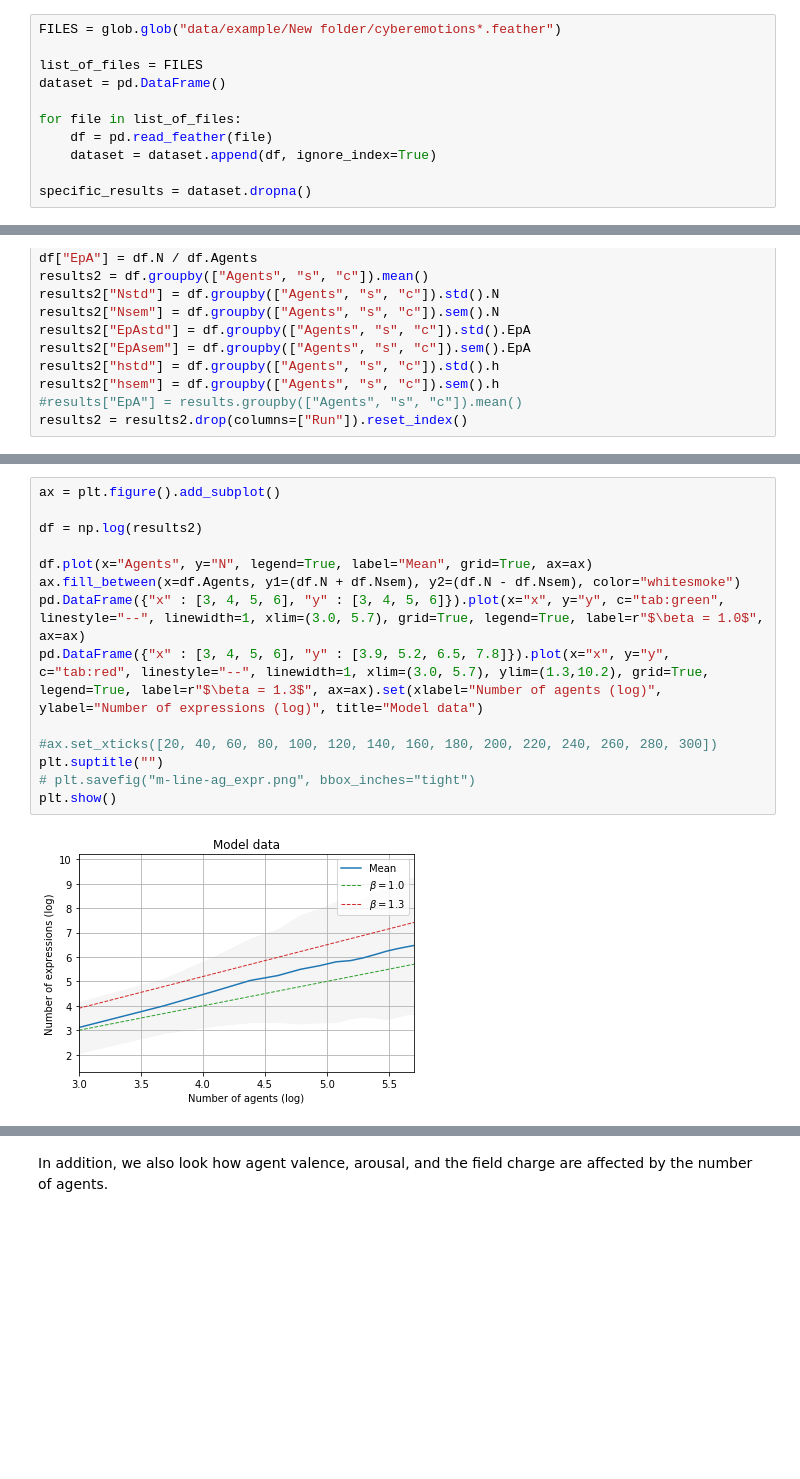
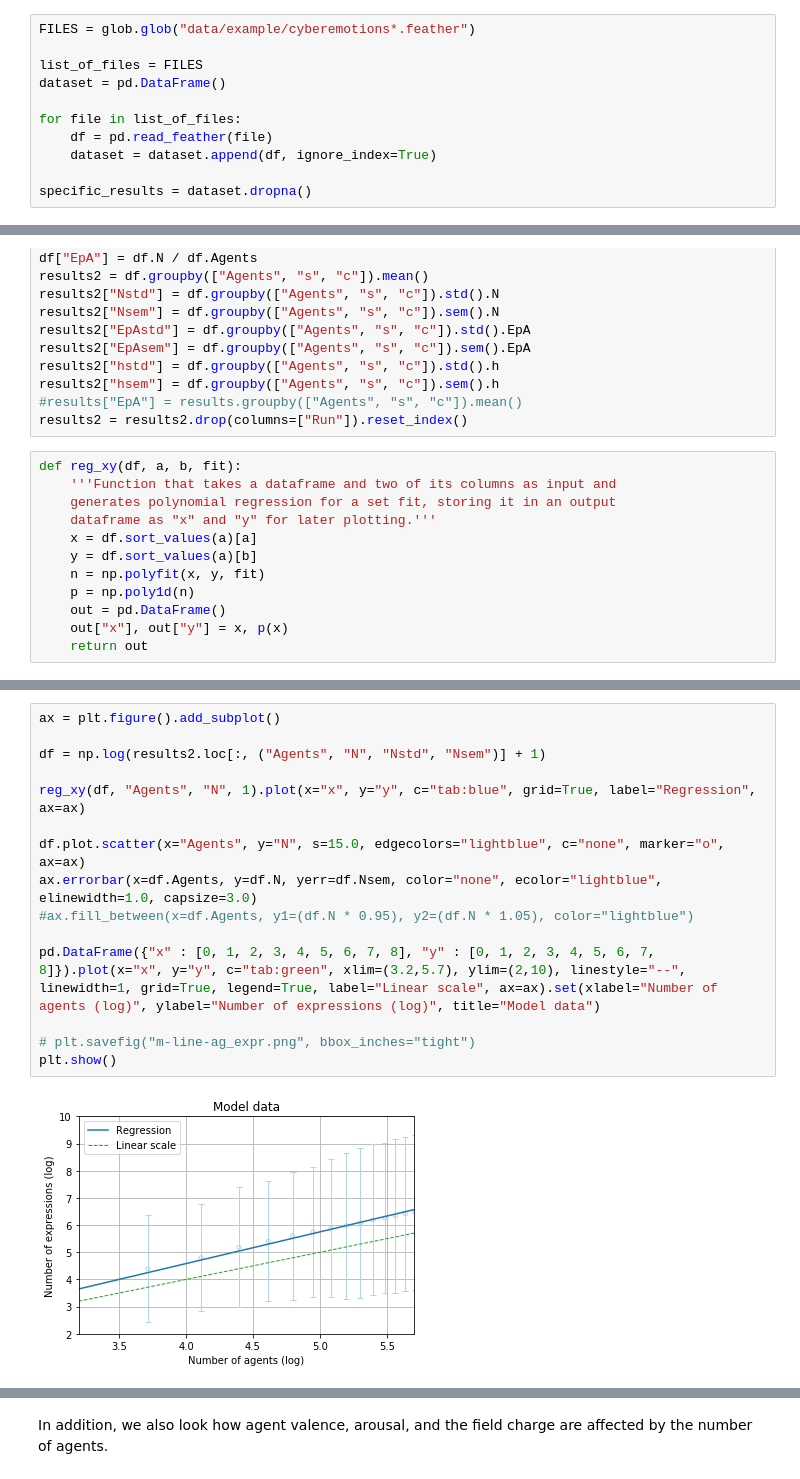
Before and after one commit to r-andre/abm-collective_emotions, a Jupyter notebook: exploration.ipynb, the cells around one changed output, grey strips where cells are left out. Saved outputs shown, nothing was run; the diff lists cells and outputs as text; blank space fills up the shorter version.

```diff
--- a/exploration.ipynb
+++ b/exploration.ipynb
@@ -289,5 +331,5 @@ The following data was collected using a satiation factor of `c = 1.0` while the
 # %%
-FILES = glob.glob("data/example/New folder/cyberemotions*.feather")
+FILES = glob.glob("data/example/cyberemotions*.feather")
 
 list_of_files = FILES
 dataset = pd.DataFrame()
@@ -330,3 +372,15 @@ results2["hstd"] = df.groupby(["Agents", "s", "c"]).std().h
 results2["hsem"] = df.groupby(["Agents", "s", "c"]).sem().h
 #results["EpA"] = results.groupby(["Agents", "s", "c"]).mean()
 results2 = results2.drop(columns=["Run"]).reset_index()
+# %%
+def reg_xy(df, a, b, fit):
+    '''Function that takes a dataframe and two of its columns as input and
+    generates polynomial regression for a set fit, storing it in an output
+    dataframe as "x" and "y" for later plotting.'''
+    x = df.sort_values(a)[a]
+    y = df.sort_values(a)[b]
+    n = np.polyfit(x, y, fit)
+    p = np.poly1d(n)
+    out = pd.DataFrame()
+    out["x"], out["y"] = x, p(x)
+    return out
@@ -337,16 +407,17 @@ With a scaling exponent of 1.3 it closely resembles real-world data.
 # %%
 ax = plt.figure().add_subplot()
 
-df = np.log(results2)
+df = np.log(results2.loc[:, ("Agents", "N", "Nstd", "Nsem")] + 1)
 
-df.plot(x="Agents", y="N", legend=True, label="Mean", grid=True, ax=ax)
-ax.fill_between(x=df.Agents, y1=(df.N + df.Nsem), y2=(df.N - df.Nsem), color="whitesmoke")
-pd.DataFrame({"x" : [3, 4, 5, 6], "y" : [3, 4, 5, 6]}).plot(x="x", y="y", c="tab:green", linestyle="--", linewidth=1, xlim=(3.0, 5.7), grid=True, legend=True, label=r"$\beta = 1.0$", ax=ax)
-pd.DataFrame({"x" : [3, 4, 5, 6], "y" : [3.9, 5.2, 6.5, 7.8]}).plot(x="x", y="y", c="tab:red", linestyle="--", linewidth=1, xlim=(3.0, 5.7), ylim=(1.3,10.2), grid=True, legend=True, label=r"$\beta = 1.3$", ax=ax).set(xlabel="Number of agents (log)", ylabel="Number of expressions (log)", title="Model data")
+reg_xy(df, "Agents", "N", 1).plot(x="x", y="y", c="tab:blue", grid=True, label="Regression", ax=ax)
 
-#ax.set_xticks([20, 40, 60, 80, 100, 120, 140, 160, 180, 200, 220, 240, 260, 280, 300])
-plt.suptitle("")
+df.plot.scatter(x="Agents", y="N", s=15.0, edgecolors="lightblue", c="none", marker="o", ax=ax)
+ax.errorbar(x=df.Agents, y=df.N, yerr=df.Nsem, color="none", ecolor="lightblue", elinewidth=1.0, capsize=3.0)
+#ax.fill_between(x=df.Agents, y1=(df.N * 0.95), y2=(df.N * 1.05), color="lightblue")
+
+pd.DataFrame({"x" : [0, 1, 2, 3, 4, 5, 6, 7, 8], "y" : [0, 1, 2, 3, 4, 5, 6, 7, 8]}).plot(x="x", y="y", c="tab:green", xlim=(3.2,5.7), ylim=(2,10), linestyle="--", linewidth=1, grid=True, legend=True, label="Linear scale", ax=ax).set(xlabel="Number of agents (log)", ylabel="Number of expressions (log)", title="Model data")
+
 # plt.savefig("m-line-ag_expr.png", bbox_inches="tight")
 plt.show()
 # %% [output]
-[figure, old version]
+[figure, new version]
```
Also changed, not shown: parts of 23 cells of this notebook.
